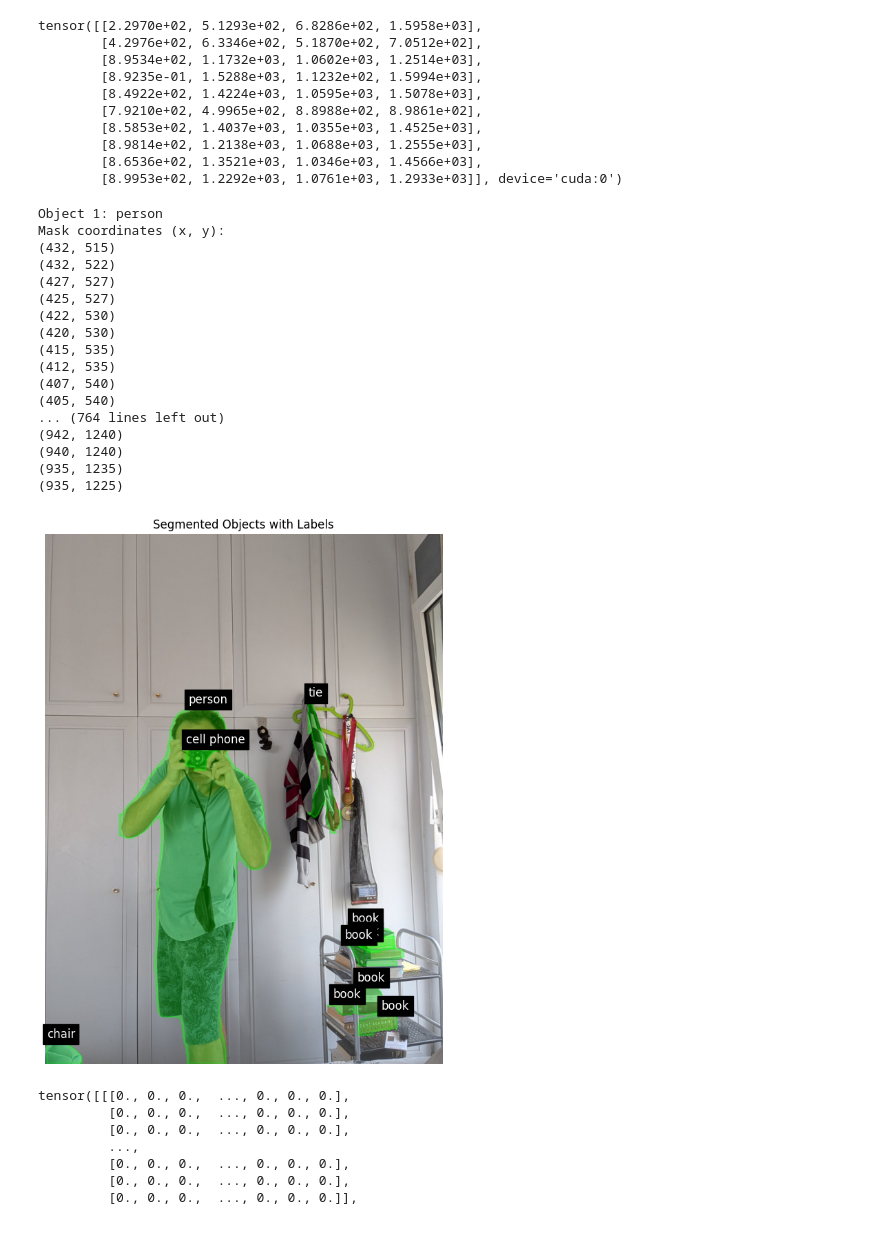
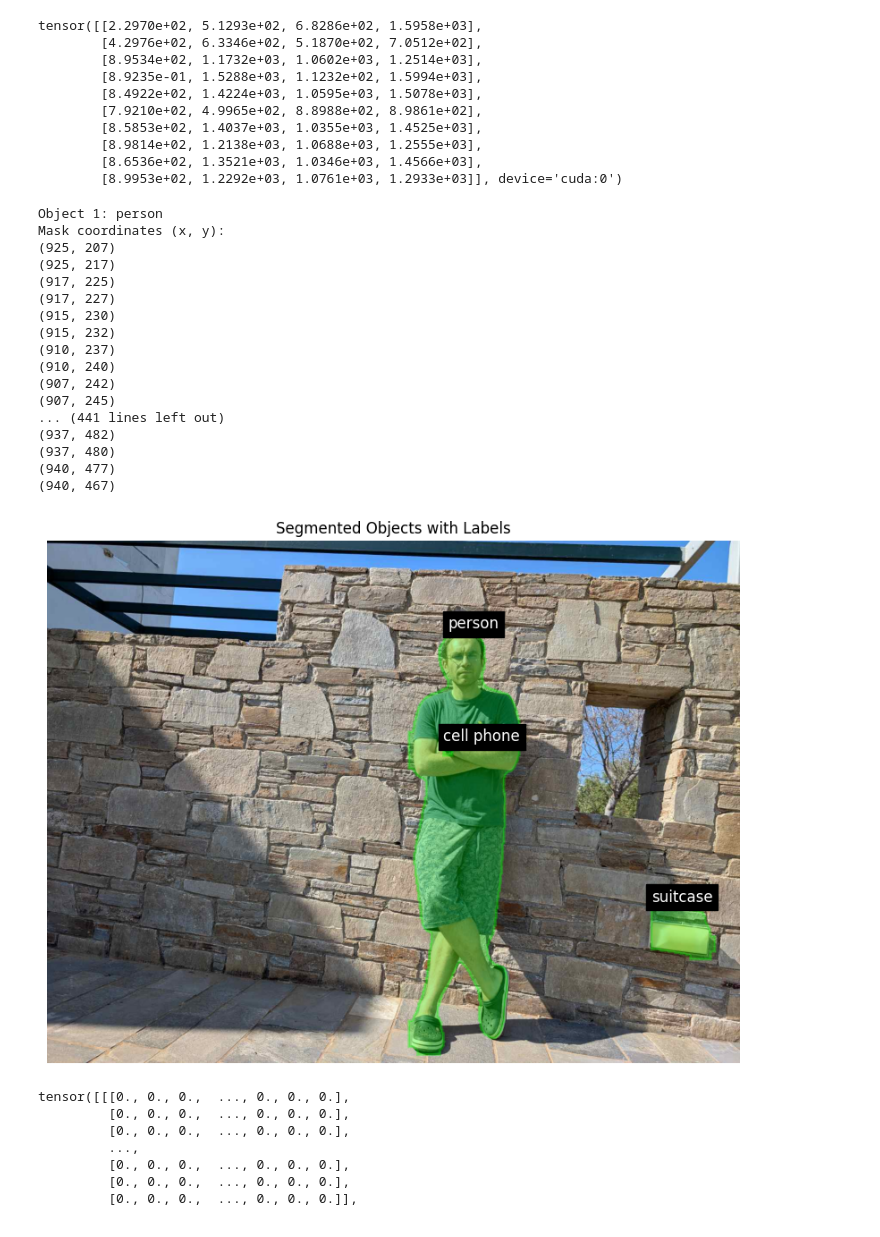
Before and after one commit to georgekasa/photography, a Jupyter notebook: notebooks/train-yolov8-instance-segmentation-on-custom-dataset.ipynb, the cells around one changed output. Drawn from its saved outputs; the diff is of its cells as text; code cells hidden in the pictures.

```diff
--- a/notebooks/train-yolov8-instance-segmentation-on-custom-dataset.ipynb
+++ b/notebooks/train-yolov8-instance-segmentation-on-custom-dataset.ipynb
@@ -106,7 +106,8 @@ yolo task=detect    mode=train    model=yolov8n.yaml      args...
 `yolo mode=predict` runs YOLOv8 inference on a variety of sources, downloading models automatically from the latest YOLOv8 release, and saving results to `runs/predict`.
 # %%
 %cd {HOME}
-!yolo task=segment mode=predict model=yolov8s-seg.pt conf=0.25 source='/content/sample_data/original.jpg' save=true
+the_picture = '/content/middle2.jpg'
+!yolo task=segment mode=predict model=yolov8s-seg.pt conf=0.25 source= the_picture save=true
 # %% [output]
 /content
 Ultralytics YOLOv8.2.103 🚀 Python-3.11.12 torch-2.6.0+cu124 CUDA:0 (Tesla T4, 15095MiB)
@@ -145,5 +142,5 @@ The simplest way of simply using YOLOv8 directly in a Python environment.
 Requirement already satisfied: numpy==1.23.5 in /usr/local/lib/python3.11/dist-packages (1.23.5)
 # %%
 model = YOLO(f'{HOME}/yolov8s-seg.pt')
-results = model.predict(source='original.jpg', conf=0.25)
+results = model.predict(source=the_picture, conf=0.25)
 # %% [output]
@@ -186,28 +183,28 @@ for i in range(len(result.boxes.cls)):
 # %% [output]
 Object 1: person
 Mask coordinates (x, y):
-(432, 515)
-(432, 522)
-(427, 527)
-(425, 527)
-(422, 530)
-(420, 530)
-(415, 535)
-(412, 535)
-(407, 540)
-(405, 540)
-... (764 lines left out)
-(942, 1240)
-(940, 1240)
-(935, 1235)
-(935, 1225)
+(925, 207)
+(925, 217)
+(917, 225)
+(917, 227)
+(915, 230)
+(915, 232)
+(910, 237)
+(910, 240)
+(907, 242)
+(907, 245)
+... (441 lines left out)
+(937, 482)
+(937, 480)
+(940, 477)
+(940, 467)
 # %%
 import cv2
 import matplotlib.pyplot as plt
 import numpy as np
 
 # Load original image
-image_path = '/content/original.jpg'
+image_path = the_picture
 image = cv2.imread(image_path)
 image = cv2.cvtColor(image, cv2.COLOR_BGR2RGB)  # convert for matplotlib
 
@@ -216,34 +213,34 @@ result = results[0]
 names = model.names
 
 # Plot image
 plt.figure(figsize=(10, 10))
 plt.imshow(image)
 ax = plt.gca()
 
 # Draw each mask polygon
 for i in range(len(result.boxes.cls)):
     class_id = int(result.boxes.cls[i])
     class_name = names[class_id]
 
     if result.masks is not None:
         mask_coords = result.masks.xy[i]  # Nx2 polygon (x, y)
         polygon = np.array(mask_coords, dtype=np.int32)
 
         # Create polygon patch
         poly_patch = plt.Polygon(
             polygon, closed=True, fill=True, edgecolor='lime', facecolor='lime', alpha=0.3, linewidth=2
         )
         ax.add_patch(poly_patch)
 
         # Label the object near the first coordinate
         x0, y0 = polygon[0]
         plt.text(x0, y0 - 5, f'{class_name}', color='white', fontsize=12, backgroundcolor='black')
 
 plt.axis('off')
 plt.title("Segmented Objects with Labels")
 plt.show()
 # %% [output]
-[figure, old version]
+[figure, new version]
 # %%
 results[0].masks.data
 # %% [output]
```
Also changed, not shown: parts of 5 cells of this notebook.
